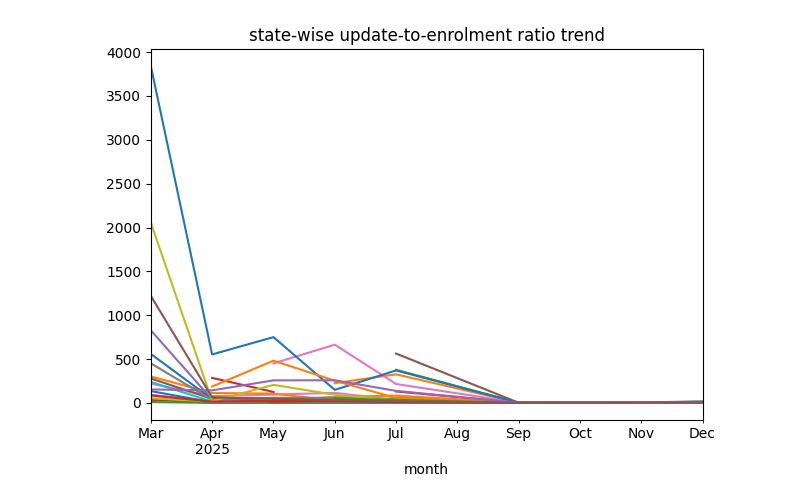
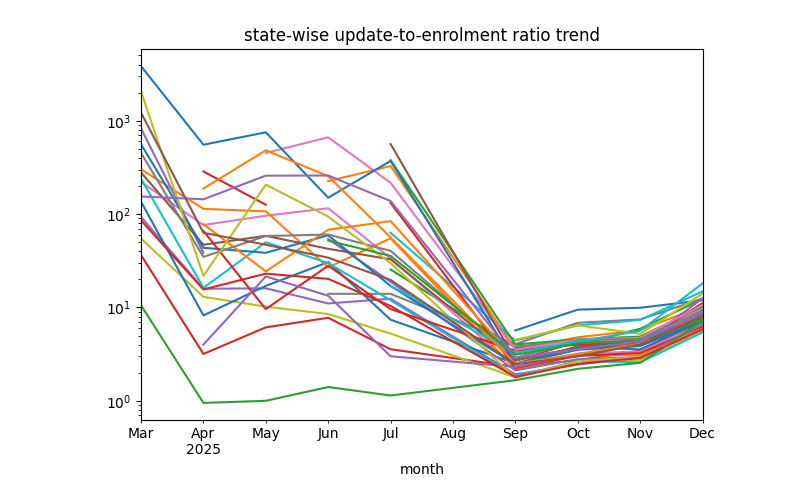
Before and after one commit to RishikaBothra/vestige, a Jupyter notebook: notebooks/State-wise Ratio Trend Over Time.ipynb, the cells around one changed output. Cells and saved outputs as stored; diff of their text form; code cells hidden in the pictures.

```diff
--- a/notebooks/State-wise Ratio Trend Over Time.ipynb
+++ b/notebooks/State-wise Ratio Trend Over Time.ipynb
@@ -1,23 +1,24 @@
 # %%
 import pandas as pd
 import matplotlib.pyplot as plt
 
 enrolment_df=pd.read_parquet("../sql/data/data_cache/enrolment_clean.parquet")
 demographic_df=pd.read_parquet("../sql/data/data_cache/demographic_clean.parquet")
 biometric_df=pd.read_parquet("../sql/data/data_cache/biometric_clean.parquet")
 
 enrolment_df["month"]=pd.to_datetime(enrolment_df["date"]).dt.to_period("M")
 updates=pd.concat([demographic_df,biometric_df])
 updates["month"]=pd.to_datetime(updates["date"]).dt.to_period("M")
 
 e=enrolment_df.groupby(["state","month"]).size()
 u=updates.groupby(["state","month"]).size()
 
 ratio=(u/e).unstack()
 
 ratio.T.plot(legend=False)
+plt.yscale("log")
 plt.title("state-wise update-to-enrolment ratio trend")
 plt.tight_layout()
 plt.show()
 # %% [output]
-[figure, old version]
+[figure, new version]
```
Also changed, not shown: 12 other files.
